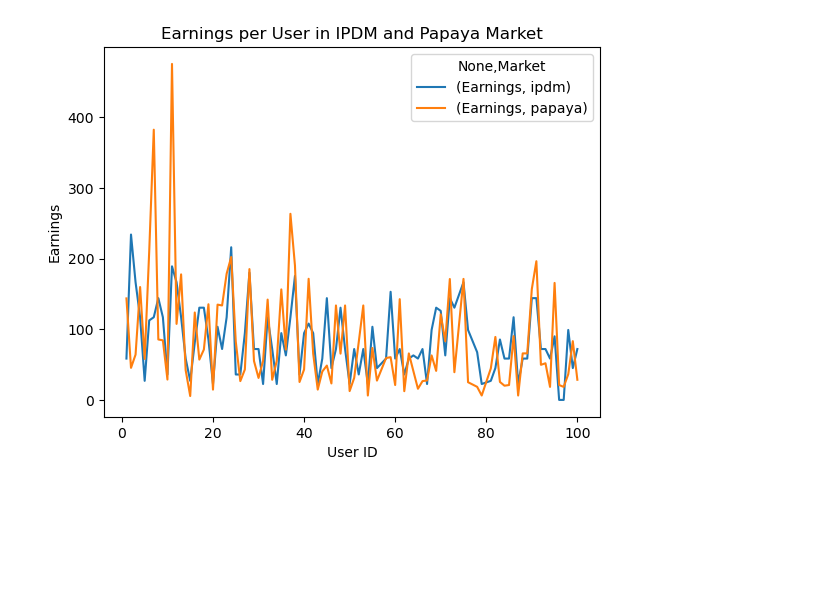
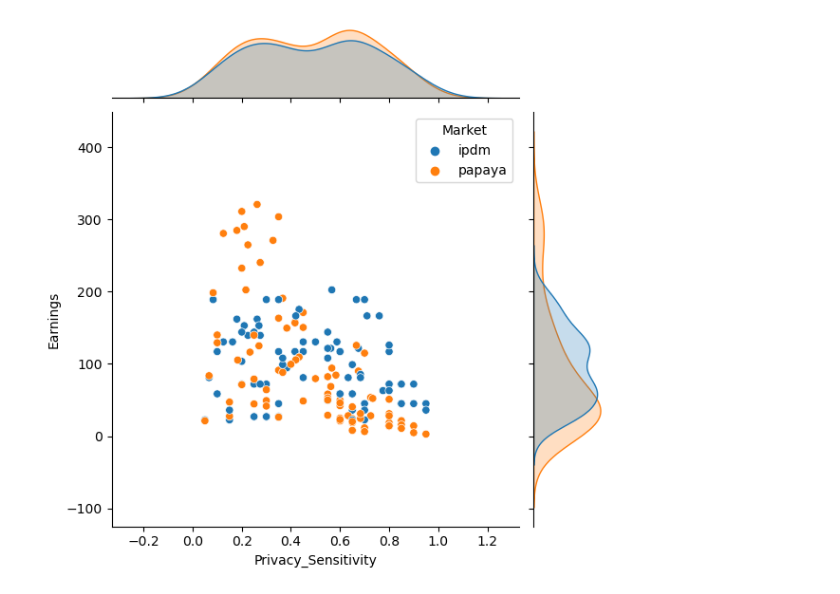
Before and after one commit to papayaverse/payback_market_evaluation, a Jupyter notebook: eval.ipynb, the cells around one changed output. Saved outputs shown, nothing was run; the diff lists cells and outputs as text; code cells hidden in the pictures; blank space fills up the shorter version.

Commit message:
added new plots

```diff
--- a/eval.ipynb
+++ b/eval.ipynb
@@ -234,8 +235,10 @@ df.sort_values(by="User_ID")
-# %%
-df.groupby(["User_ID", "Market"]).agg({"Earnings": "sum"}).unstack().fillna(0).plot(kind="line", stacked=False)
-plt.title("Earnings per User in IPDM and Papaya Market")
-plt.xlabel("User ID")
-plt.ylabel("Earnings")
-plt.show()
-# %% [output]
-[figure, removed]
+# %%
+df_earnings_privacy = df.groupby(["User_ID", "Market"]).agg(
+    Earnings=("Earnings", "sum"),
+    Privacy_Sensitivity=("Privacy Sensitivity", "mean")
+).reset_index()
+
+#df_earnings_privacy
+sns.jointplot(data = df_earnings_privacy, x = "Privacy_Sensitivity", y = "Earnings", hue = "Market");
+# %% [output]
+[figure, added]
```
Also changed, not shown: parts of 4 cells of this notebook.
